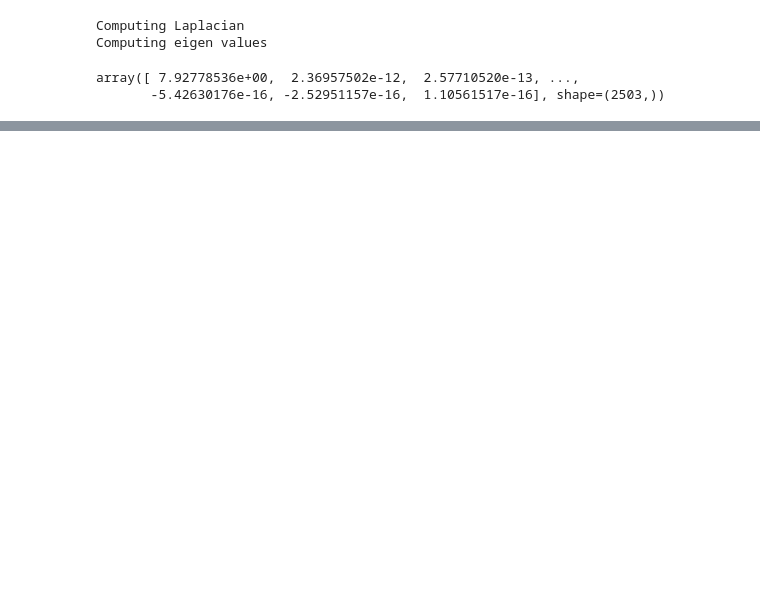
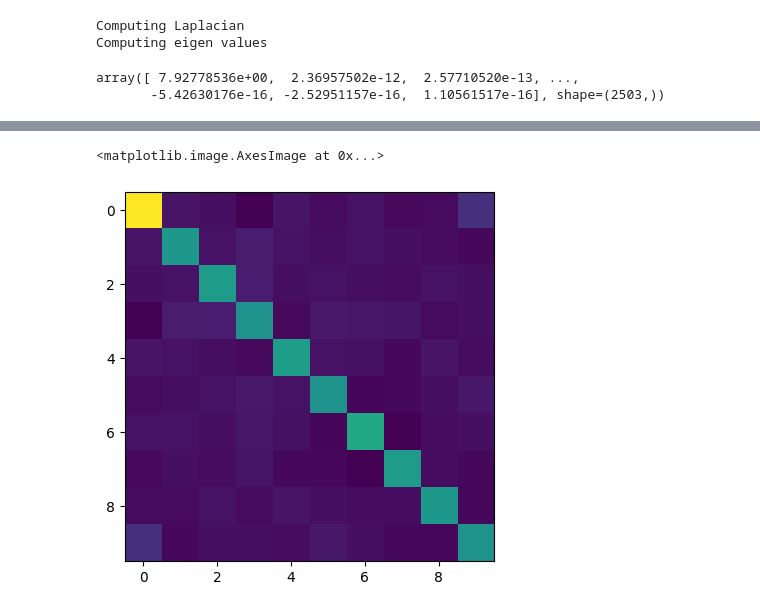
Before and after one commit to bornexmachina/eigen-pinns, a Jupyter notebook: delta_pinns_validation/multigrid_gnn_multires_physics.ipynb, the cells around one changed output, grey strips where cells are left out. Drawn from its saved outputs; the diff is of its cells as text; code cells hidden in the pictures; blank space fills up the shorter version.

```diff
--- a/delta_pinns_validation/multigrid_gnn_multires_physics.ipynb
+++ b/delta_pinns_validation/multigrid_gnn_multires_physics.ipynb
@@ -409,0 +436,8 @@ array([[75.63492   ,  0.93197215, -0.70492315, -2.8296125 ,  1.7008265 ,
+# %%
+np.set_printoptions(linewidth=200)
+tmp_mat = U_pred.T @ M @ U_pred
+# %%
+plt.imshow(tmp_mat)
+# %% [output]
+<matplotlib.image.AxesImage at 0x...>
+[figure, added]
```
Also changed, not shown: parts of 6 cells of this notebook, 4 other files.
